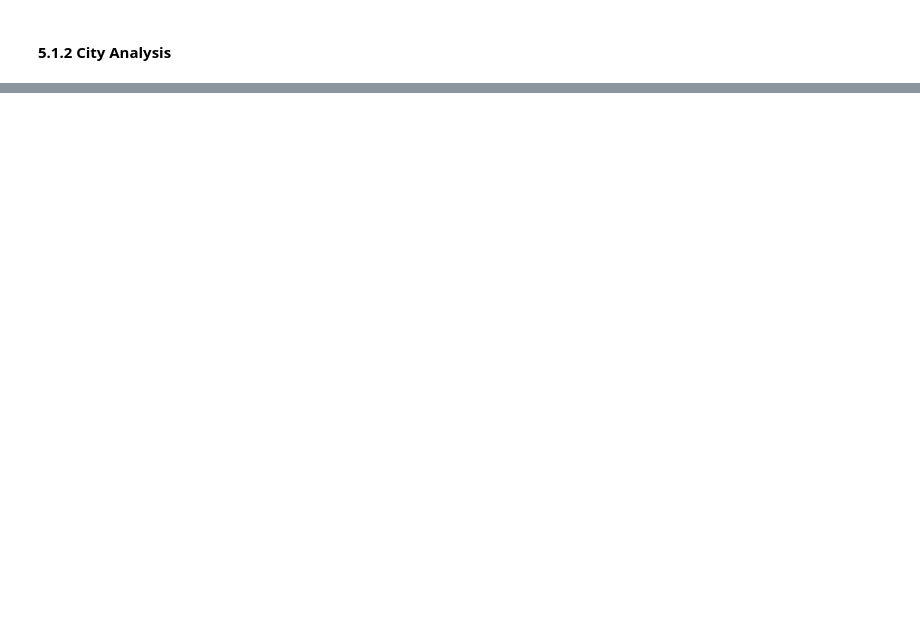
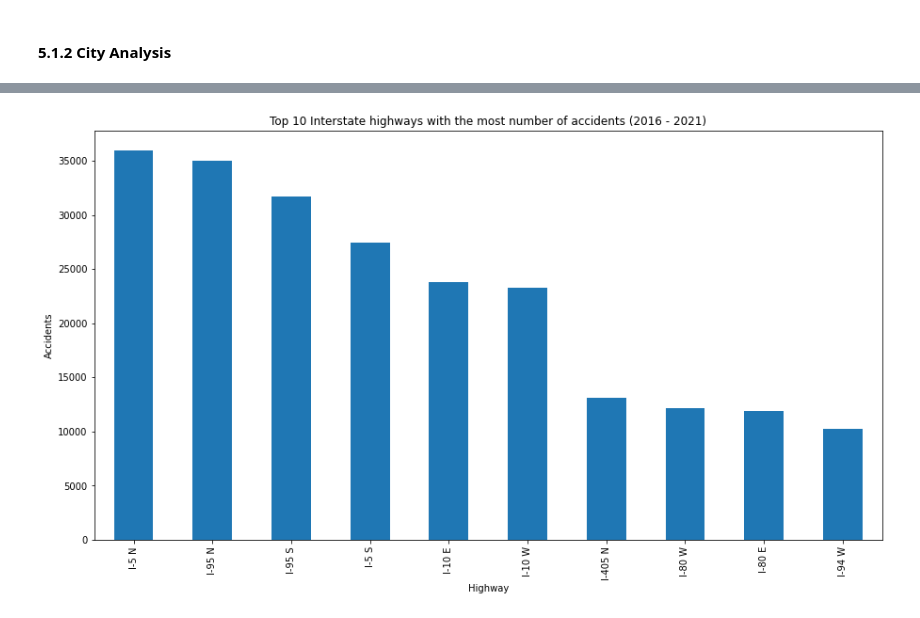
Before and after one commit to lyubol/Exploratory-Data-Analysis, a Jupyter notebook: EDA - US Accidents/US Accidents-checkpoint.ipynb, the cells around one changed output, grey strips where cells are left out. Cells and saved outputs as stored; diff of their text form; code cells hidden in the pictures; blank space fills up the shorter version.

```diff
--- a/EDA - US Accidents/US Accidents-checkpoint.ipynb
+++ b/EDA - US Accidents/US Accidents-checkpoint.ipynb
@@ -410,0 +428,24 @@ plt.show()
+# %%
+# Create new DataFrame to hold streets by total number of accidents
+df_top_streets = (
+    df["Street"]
+    .value_counts()
+    .to_frame()
+    .rename(columns={"Street":"Total"})
+)
+
+df_top_streets["Percent"] = (
+    df_top_streets["Total"] / (df_top_streets["Total"].sum() * 100)
+)
+# %%
+df_top_streets["Total"].nlargest(10).plot(
+    kind="bar",
+    figsize=(15,8),
+    title = "Top 10 Interstate highways with the most number of accidents (2016 - 2021)",
+    xlabel = "Highway",
+    ylabel = "Accidents"
+)
+
+plt.show()
+# %% [output]
+[figure, added]
```
Also changed, not shown: parts of 10 cells of this notebook.
